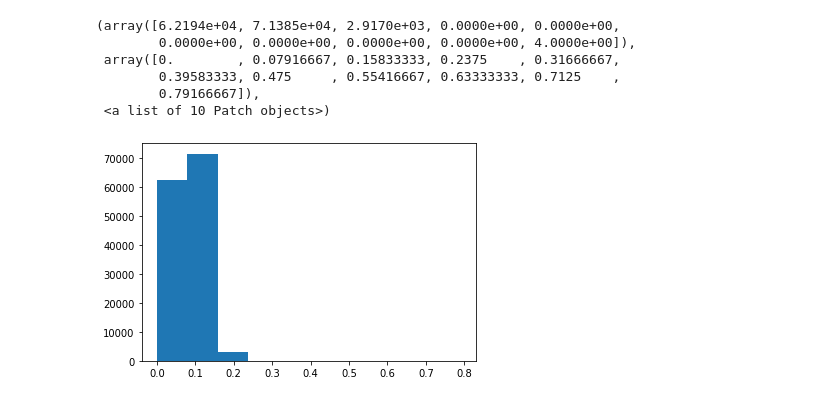
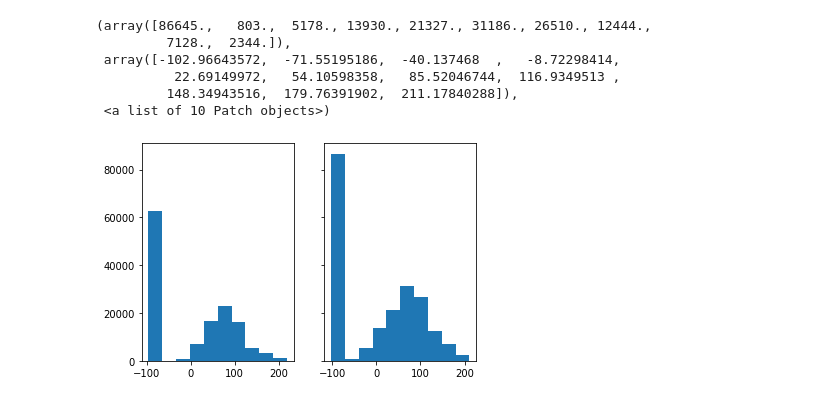
Before and after one commit to alejopages/KernelPheno, a Jupyter notebook: test_scripts/kernelPiles/PileRating.ipynb, the cells around one changed output. Drawn from its saved outputs; the diff is of its cells as text; code cells hidden in the pictures.

```diff
--- a/test_scripts/kernelPiles/PileRating.ipynb
+++ b/test_scripts/kernelPiles/PileRating.ipynb
@@ -94,11 +102,29 @@ First image median: 0.11570247933884298
 Second image median: 0.11585365853658536
-# %%
-plt.hist(hues1)
-# %% [output]
-(array([6.2194e+04, 7.1385e+04, 2.9170e+03, 0.0000e+00, 0.0000e+00,
-        0.0000e+00, 0.0000e+00, 0.0000e+00, 0.0000e+00, 4.0000e+00]),
- array([0.        , 0.07916667, 0.15833333, 0.2375    , 0.31666667,
-        0.39583333, 0.475     , 0.55416667, 0.63333333, 0.7125    ,
-        0.79166667]),
- <a list of 10 Patch objects>)
-[figure, removed]
+# %%
+hsv1 = cropped1.convert('HSV')
+hsv_cols1 = hsv1.getcolors(256)
+hsv1_ar = np.asarray(cropped1)
+hsv1_ar = hsv1_ar.reshape((hsv1_ar.shape[0] * hsv1_ar.shape[1], hsv1_ar.shape[2]))
+
+hsv2 = cropped2.convert('HSV')
+hsv_cols2 = hsv2.getcolors(256)
+hsv2_ar = np.asarray(cropped2)
+hsv2_ar = hsv2_ar.reshape((hsv2_ar.shape[0] * hsv2_ar.shape[1], hsv2_ar.shape[2]))
+
+pca1 = PCA(n_components=1)
+X1 = pca1.fit_transform(hsv1_ar)
+
+pca2 = PCA(n_components=1)
+X2 = pca2.fit_transform(hsv2_ar)
+
+fig, ax = plt.subplots(nrows = 1, ncols = 2, sharey=True)
+ax[0].hist(X1)
+ax[1].hist(X2)
+# %% [output]
+(array([86645.,   803.,  5178., 13930., 21327., 31186., 26510., 12444.,
+         7128.,  2344.]),
+ array([-102.96643572,  -71.55195186,  -40.137468  ,   -8.72298414,
+          22.69149972,   54.10598358,   85.52046744,  116.9349513 ,
+         148.34943516,  179.76391902,  211.17840288]),
+ <a list of 10 Patch objects>)
+[figure, added]
```
Also changed, not shown: parts of 14 cells of this notebook, 1 other file.
